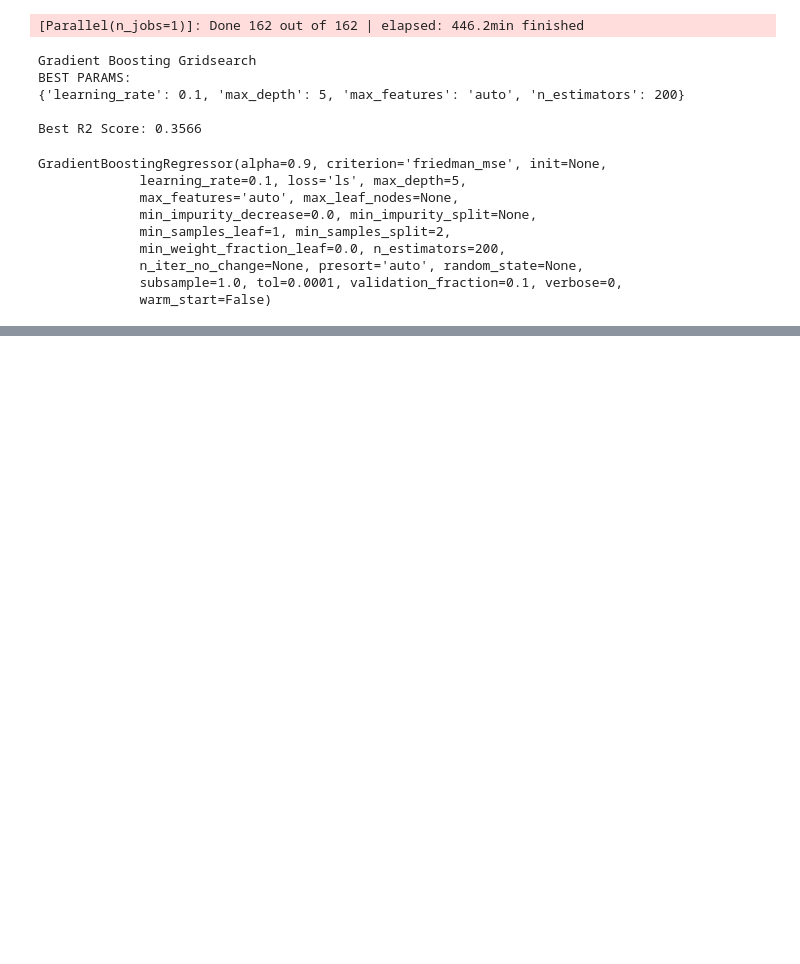
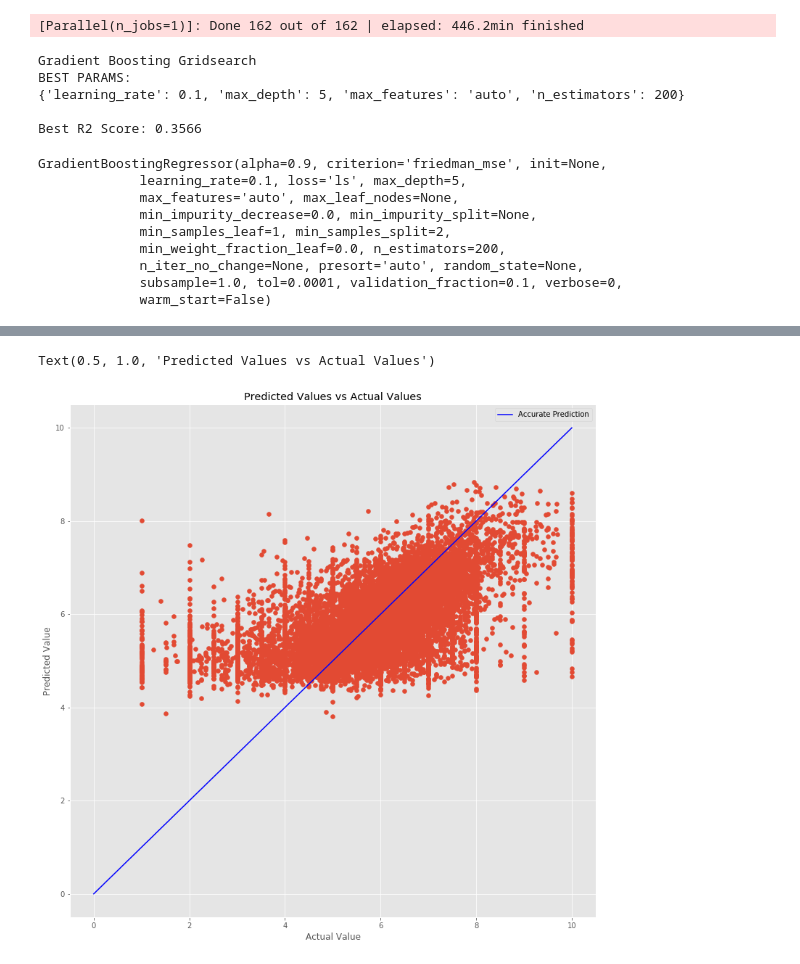
Before and after one commit to Atksmith88/board-game-statistics, a Jupyter notebook: modeling.ipynb, the cells around one changed output, grey strips where cells are left out. Cells and saved outputs as stored; diff of their text form; code cells hidden in the pictures; blank space fills up the shorter version.

```diff
--- a/modeling.ipynb
+++ b/modeling.ipynb
@@ -188,0 +329,14 @@ GradientBoostingRegressor(alpha=0.9, criterion='friedman_mse', init=None,
+# %%
+plt.figure(figsize=(13, 13))
+plt.scatter(y_test, y_pred)
+plt.plot(np.linspace(0, 10, 6), np.linspace(0, 10, 6),
+         color='Blue', label='Accurate Prediction')
+plt.xlabel('Actual Value')
+plt.ylabel('Predicted Value')
+plt.yticks(ticks=np.linspace(0, 10, 6))
+plt.xticks(ticks=np.linspace(0, 10, 6))
+plt.legend()
+plt.title('Predicted Values vs Actual Values')
+# %% [output]
+Text(0.5, 1.0, 'Predicted Values vs Actual Values')
+[figure, added]
```
Also changed, not shown: parts of 7 cells of this notebook, 1 other file.
